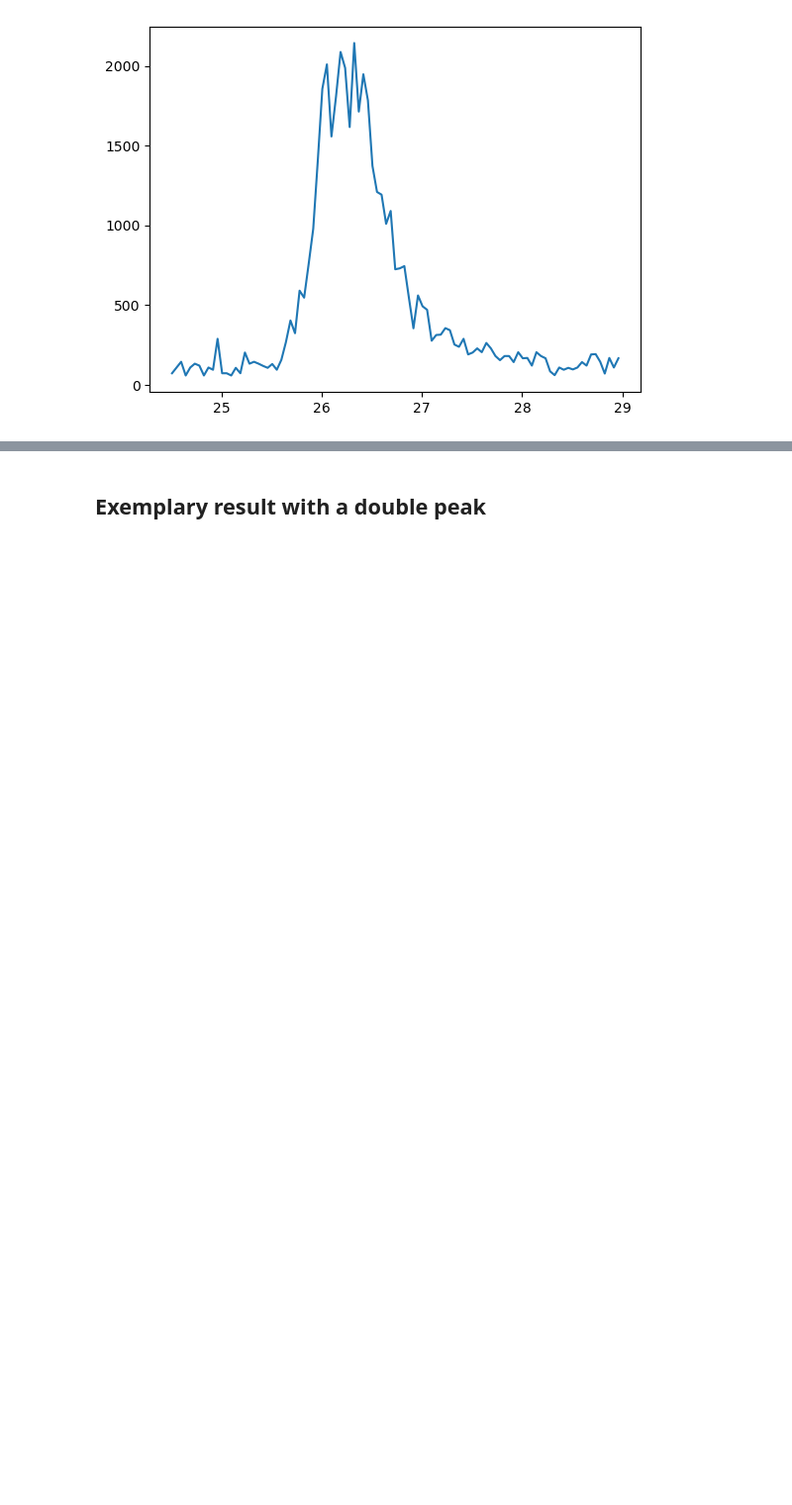
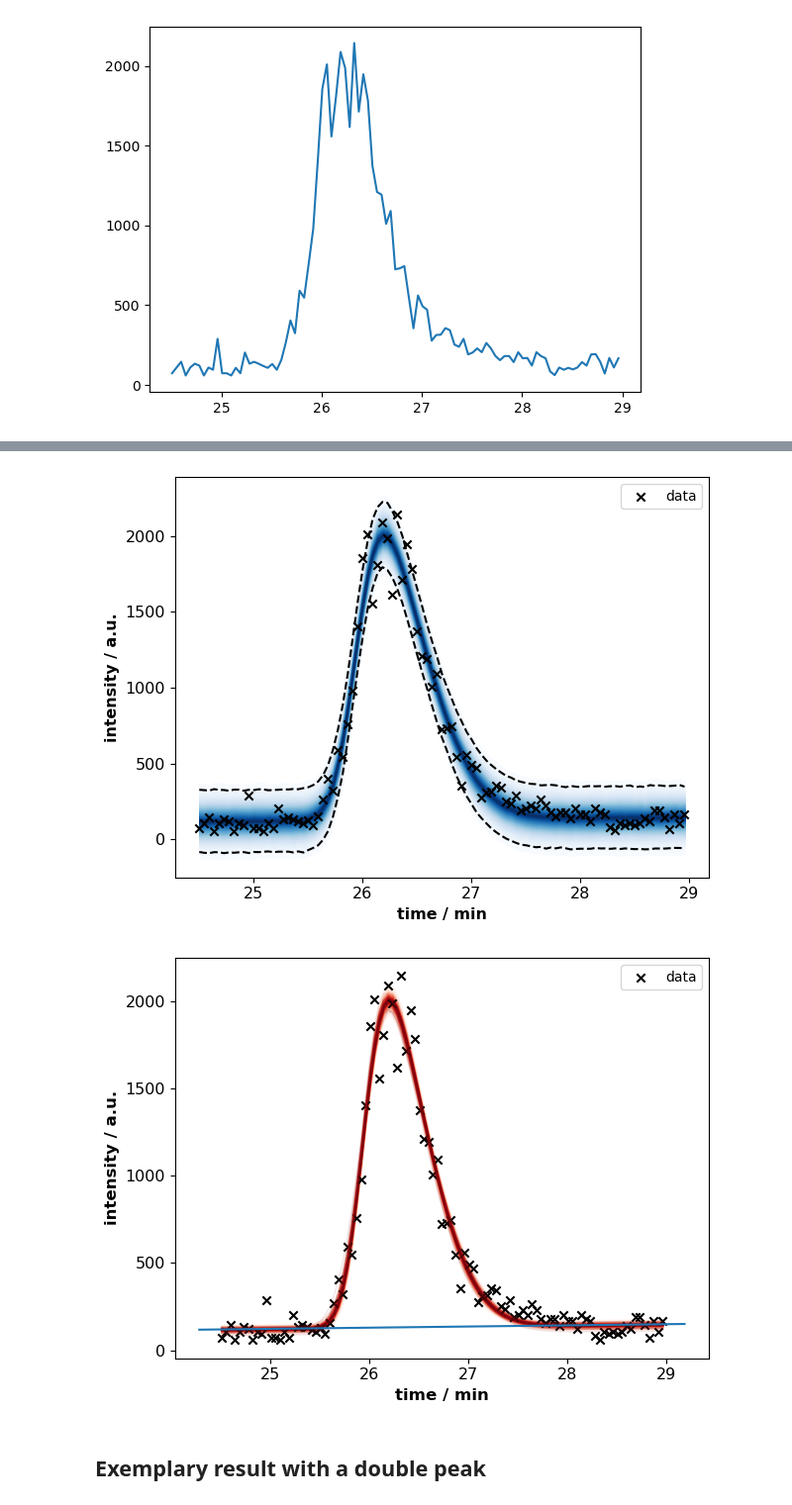
Before and after one commit to JuBiotech/peak-performance, a Jupyter notebook: docs/source/notebooks/Create_results_in_figure_2.ipynb, the cells around one changed output, grey strips where cells are left out. Shown at 99% size. Saved outputs shown, nothing was run; the diff lists cells and outputs as text; code cells hidden in the pictures; blank space fills up the shorter version.

```diff
--- a/docs/source/notebooks/Create_results_in_figure_2.ipynb
+++ b/docs/source/notebooks/Create_results_in_figure_2.ipynb
@@ -74,21 +73,24 @@ plt.tight_layout()
 # %%
 plots.plot_posterior_predictive(
     identifier="peak_fit_skew_normal",
     time=timeseries[0],
     intensity=timeseries[1],
-    path=path_result,
+    path=None,
     idata=idata,
     discarded=False,
 )
 
 plots.plot_posterior(
     identifier="peak_fit_skew_normal",
     time=timeseries[0],
     intensity=timeseries[1],
-    path=path_result,
+    path=None,
     idata=idata,
     discarded=False,
 )
+# %% [output]
+[figure, added]
+[figure, added]
 # %% [markdown]
 ## Exemplary result with a double peak
 # %%
```
Also changed, not shown: parts of 8 cells of this notebook, 6 other files.
